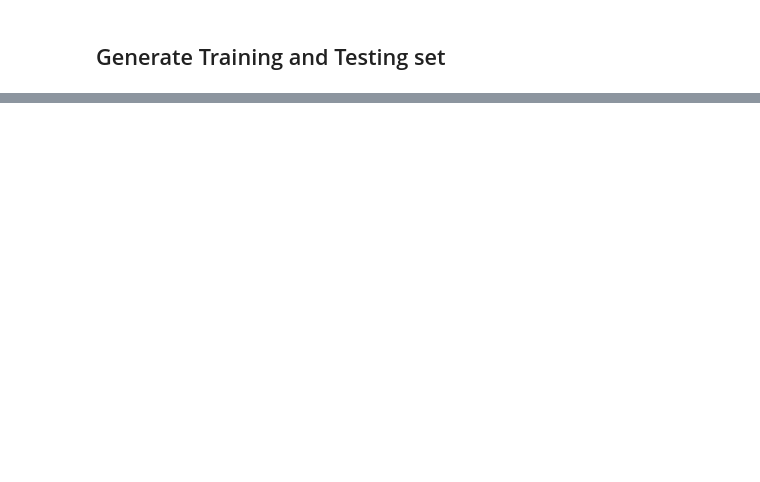
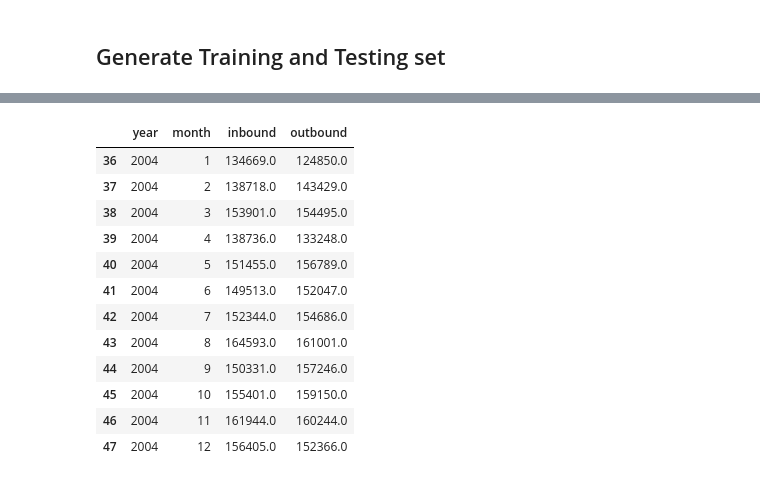
Before and after one commit to n-pitabread/container_forcast, a Jupyter notebook: container_forcast.ipynb, the cells around one changed output, grey strips where cells are left out. Cells and saved outputs as stored; diff of their text form; code cells hidden in the pictures; blank space fills up the shorter version.

```diff
--- a/container_forcast.ipynb
+++ b/container_forcast.ipynb
@@ -166,0 +168,16 @@ RandomForestRegressor(n_estimators=1000, random_state=42)
+# %%
+label_df[label_df['year'] == 2004]
+# %% [output]
+|  | year | month | inbound | outbound |
+| 36 | 2004 | 1 | 134669.0 | 124850.0 |
+| 37 | 2004 | 2 | 138718.0 | 143429.0 |
+| 38 | 2004 | 3 | 153901.0 | 154495.0 |
+| 39 | 2004 | 4 | 138736.0 | 133248.0 |
+| 40 | 2004 | 5 | 151455.0 | 156789.0 |
+| 41 | 2004 | 6 | 149513.0 | 152047.0 |
+| 42 | 2004 | 7 | 152344.0 | 154686.0 |
+| 43 | 2004 | 8 | 164593.0 | 161001.0 |
+| 44 | 2004 | 9 | 150331.0 | 157246.0 |
+| 45 | 2004 | 10 | 155401.0 | 159150.0 |
+| 46 | 2004 | 11 | 161944.0 | 160244.0 |
+| 47 | 2004 | 12 | 156405.0 | 152366.0 |
```
Also changed, not shown: parts of 7 cells of this notebook, 3 other files.
